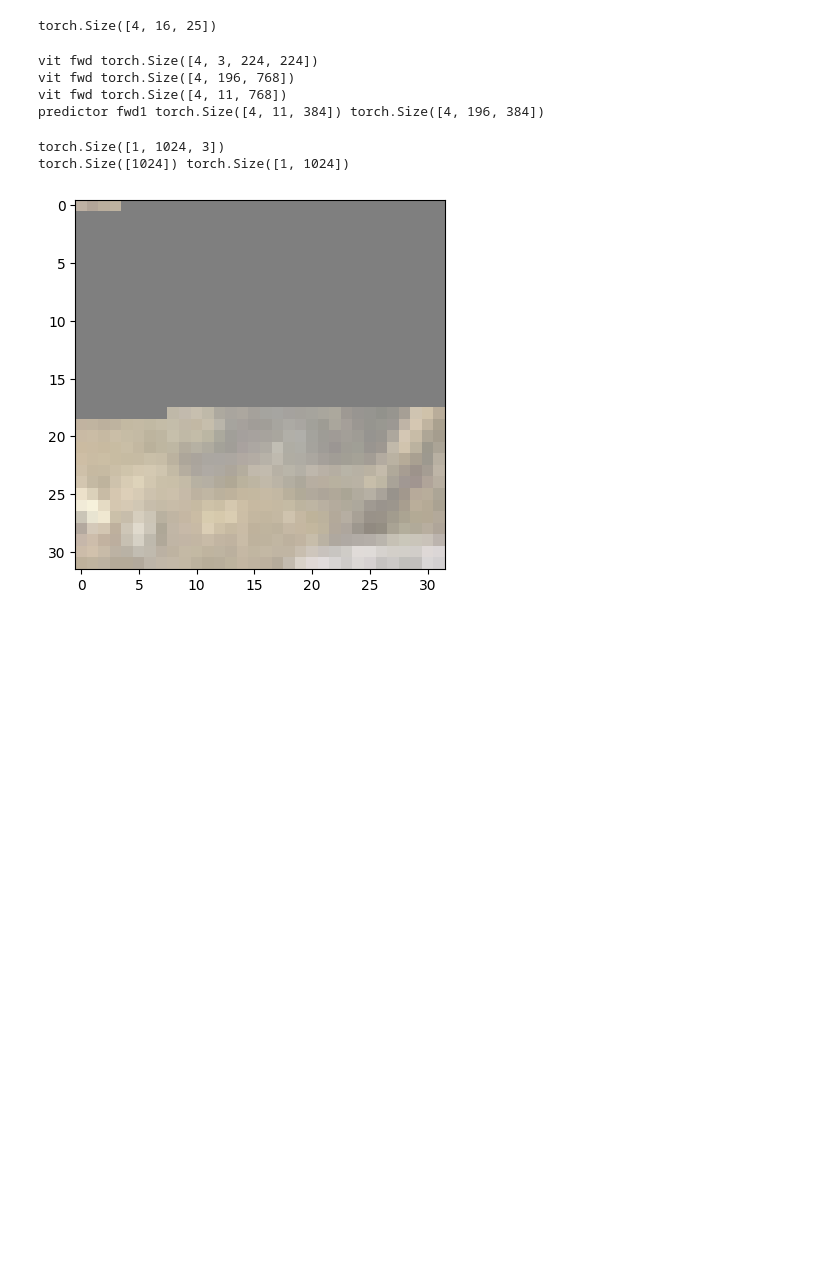
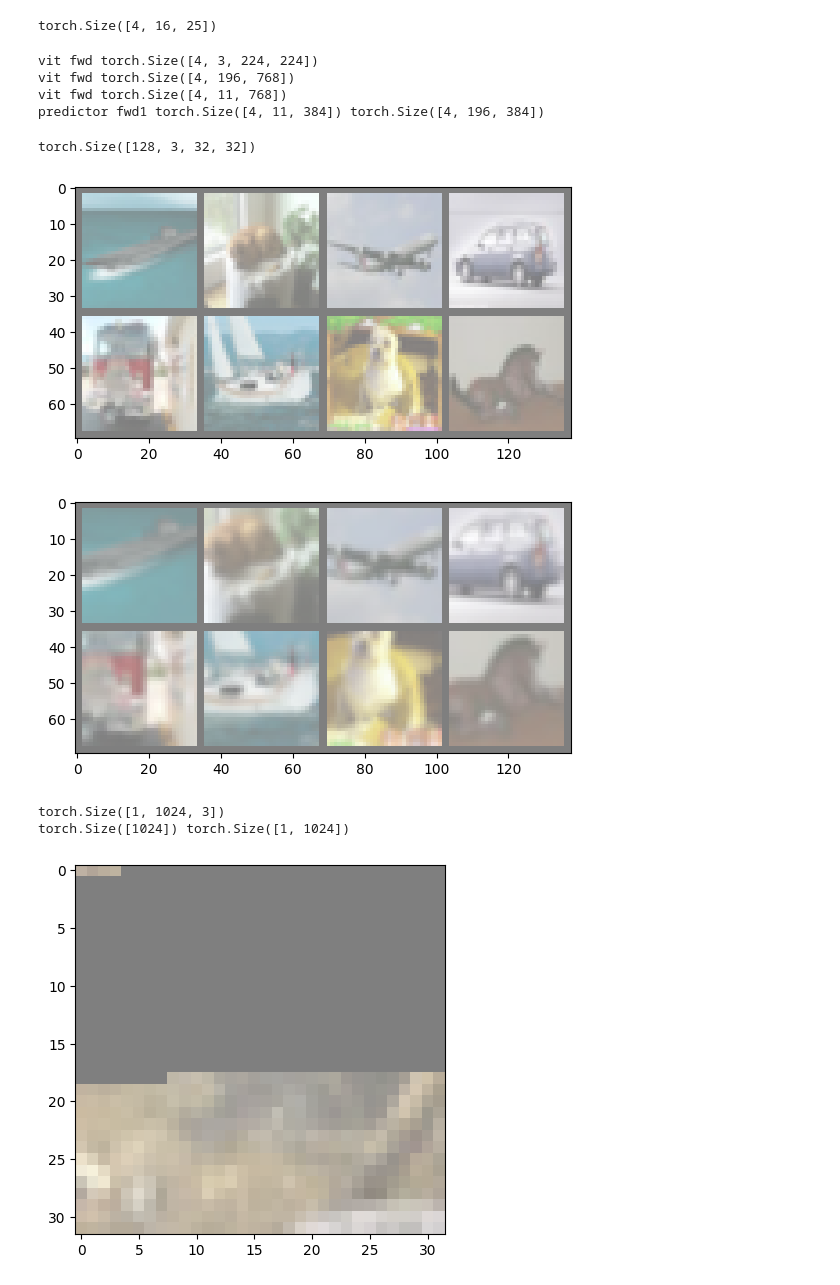
Before and after one commit to eisbetterthanpi/JEPA, a Jupyter notebook: Seq_JEPA.ipynb, the cells around one changed output. Cells and saved outputs as stored; diff of their text form; code cells hidden in the pictures; blank space fills up the shorter version.

```diff
--- a/Seq_JEPA.ipynb
+++ b/Seq_JEPA.ipynb
@@ -2619,6 +2657,41 @@ vit fwd torch.Size([4, 3, 224, 224])
 vit fwd torch.Size([4, 196, 768])
 vit fwd torch.Size([4, 11, 768])
 predictor fwd1 torch.Size([4, 11, 384]) torch.Size([4, 196, 384])
+# %%
+# @title RandomResizedCrop is same across batch
+import numpy as np
+import matplotlib.pyplot as plt
+def imshow(img):
+    img = img / 2 + 0.5  # unnormalize
+    npimg = img.numpy()
+    plt.imshow(np.transpose(npimg, (1, 2, 0)))
+    plt.show()
+
+# dataiter = iter(train_data)
+dataiter = iter(train_loader)
+img,y = next(dataiter)
+# img = img.unsqueeze(0)
+# # img = F.interpolate(img, (8,8))
+# b,c,h,w = img.shape
+# img = img.flatten(2).transpose(-2,-1).to(torch.bfloat16) # [b,c,h,w] -> [b,h*w,c]
+print(img.shape)
+
+from torchvision.transforms import v2
+resize_cropper = v2.RandomResizedCrop(size=(32, 32))
+resized_crops = resize_cropper(img)
+
+# imshow(img[0])
+# imshow(resized_crops[0])
+# imshow(img[1])
+# imshow(resized_crops[1])
+
+import torchvision
+imshow(torchvision.utils.make_grid(img[:8].cpu(), nrow=4))
+imshow(torchvision.utils.make_grid(resized_crops[:8].cpu(), nrow=4))
+# %% [output]
+torch.Size([128, 3, 32, 32])
+[figure, added]
+[figure, added]
 # %%
 # @title test multiblock params
 import numpy as np
```
Also changed, not shown: parts of 27 cells of this notebook.
